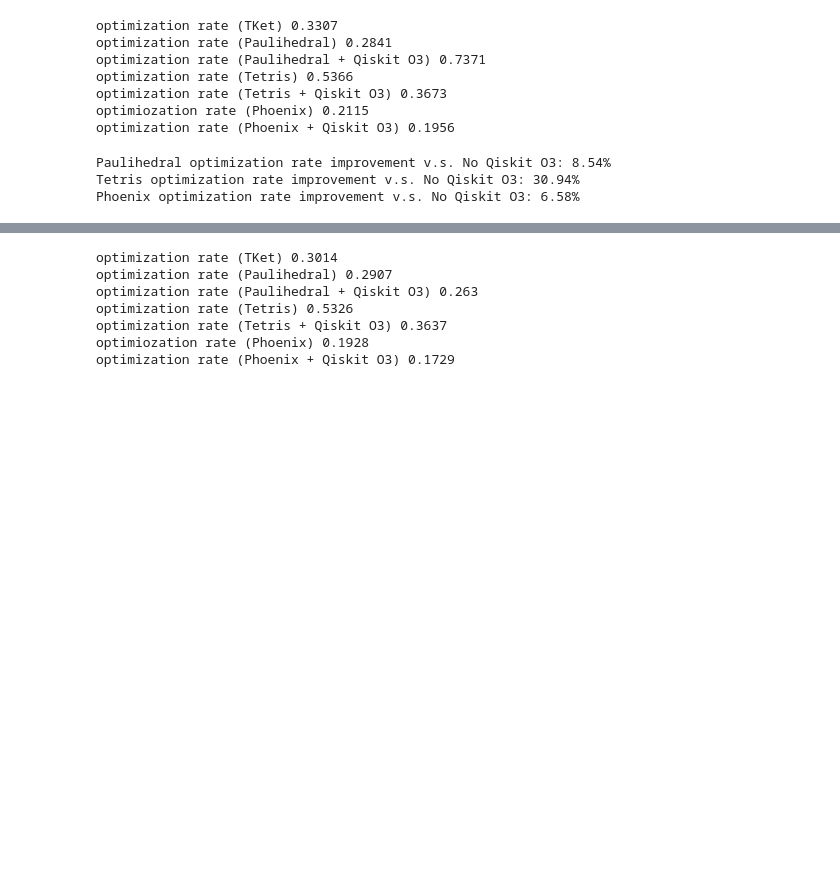
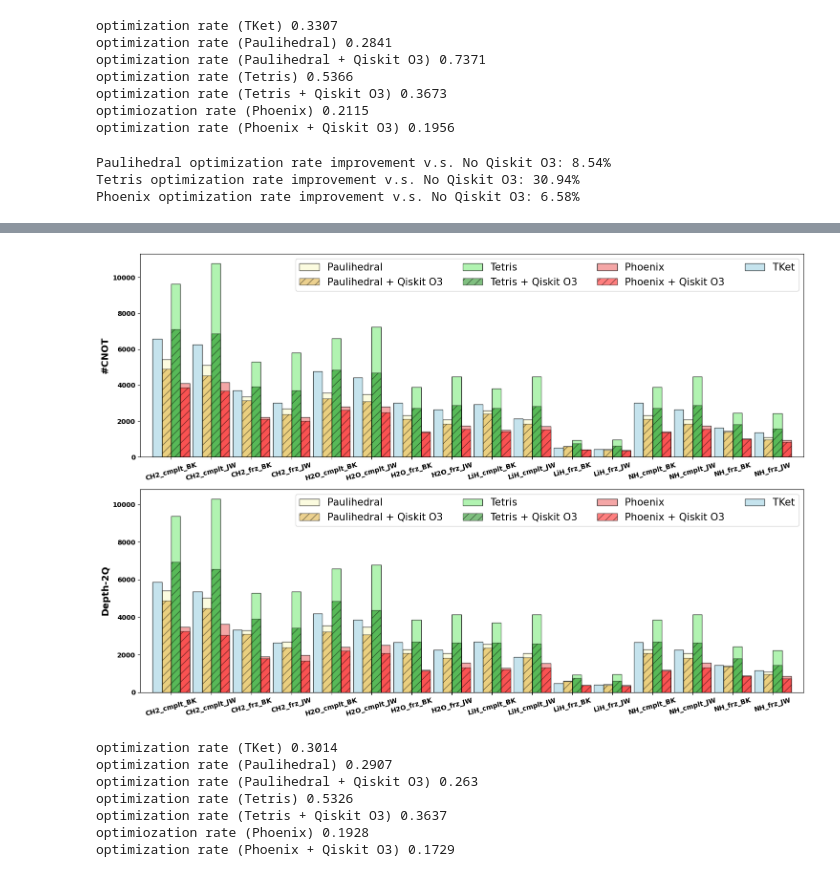
Before and after one commit to iqubit-org/phoenix, a Jupyter notebook: experiments/evaluation_uccsd.ipynb, the cells around one changed output, grey strips where cells are left out. Cells and saved outputs as stored; diff of their text form; code cells hidden in the pictures; blank space fills up the shorter version.

```diff
--- a/experiments/evaluation_uccsd.ipynb
+++ b/experiments/evaluation_uccsd.ipynb
@@ -117,3 +119,59 @@ plt.show()
+# %%
+# 画在同一张图
+plt.figure(figsize=(15, 10))
+
+
+
+# num_2q_gates
+plt.subplot(2, 1, 1)
+width = 0.23
+plt.bar(np.arange(num_programs) - width * 0.5, result_paulihedral['num_2q_gates(all2all)'], width=width, label='Paulihedral', edgecolor='black', color='lightgoldenrodyellow', alpha=0.7)
+plt.bar(np.arange(num_programs) - width * 0.5, result_paulihedral['num_2q_gates(all2all_opt)'], width=width, label='Paulihedral + Qiskit O3', edgecolor='black', color='goldenrod', alpha=0.5, hatch='//')
+
+plt.bar(np.arange(num_programs) + width * 0.5, result_tetris['num_2q_gates(all2all)'], width=width, label='Tetris', edgecolor='black', color='lightgreen', alpha=0.7)
+plt.bar(np.arange(num_programs) + width * 0.5, result_tetris['num_2q_gates(all2all_opt)'], width=width, label='Tetris + Qiskit O3', edgecolor='black', color='green', alpha=0.5, hatch='//')
+
+plt.bar(np.arange(num_programs) + width * 1.5, result_phoenix['num_2q_gates(all2all)'], width=width, label='Phoenix', edgecolor='black', color='lightcoral', alpha=0.7)
+plt.bar(np.arange(num_programs) + width * 1.5, result_phoenix['num_2q_gates(all2all_opt)'], width=width, label='Phoenix + Qiskit O3', edgecolor='black', color='red', alpha=0.5, hatch='//')
+
+plt.bar(np.arange(num_programs) - width * 1.5, result_tket['num_2q_gates(all2all)'], width=width, label='TKet', edgecolor='black', color='lightblue', alpha=0.7)
+
+plt.xticks(np.arange(num_programs), programs, rotation=15, fontweight='bold')
+# plt.xticks([])
+plt.xlim(width - 1, num_programs - width)
+plt.ylabel('#CNOT', fontsize=14, fontweight='bold')
+plt.yticks(fontweight='bold')
+plt.legend(fontsize=15, loc='upper right', ncol=4)
+# plt.title('Logical-level synthesis (All2all topology)', fontsize=16, fontweight='bold')
+
+
+# depth_2q
+plt.subplot(2, 1, 2)
+width = 0.23
+plt.bar(np.arange(num_programs) - width * 0.5, result_paulihedral['depth_2q(all2all)'], width=width, label='Paulihedral', edgecolor='black', color='lightgoldenrodyellow', alpha=0.7)
+plt.bar(np.arange(num_programs) - width * 0.5, result_paulihedral['depth_2q(all2all_opt)'], width=width, label='Paulihedral + Qiskit O3', edgecolor='black', color='goldenrod', alpha=0.5, hatch='//')
+
+plt.bar(np.arange(num_programs) + width * 0.5, result_tetris['depth_2q(all2all)'], width=width, label='Tetris', edgecolor='black', color='lightgreen', alpha=0.7)
+plt.bar(np.arange(num_programs) + width * 0.5, result_tetris['depth_2q(all2all_opt)'], width=width, label='Tetris + Qiskit O3', edgecolor='black', color='green', alpha=0.5, hatch='//')
+
+plt.bar(np.arange(num_programs) + width * 1.5, result_phoenix['depth_2q(all2all)'], width=width, label='Phoenix', edgecolor='black', color='lightcoral', alpha=0.7)
+plt.bar(np.arange(num_programs) + width * 1.5, result_phoenix['depth_2q(all2all_opt)'], width=width, label='Phoenix + Qiskit O3', edgecolor='black', color='red', alpha=0.5, hatch='//')
+
+plt.bar(np.arange(num_programs) - width * 1.5, result_tket['depth_2q(all2all)'], width=width, label='TKet', edgecolor='black', color='lightblue', alpha=0.7)
+
+plt.xticks(np.arange(num_programs), programs, rotation=15, fontweight='bold')
+plt.xlim(width - 1, num_programs - width)
+plt.ylabel('Depth-2Q', fontsize=14, fontweight='bold')
+plt.yticks(fontweight='bold')
+plt.legend(fontsize=15, loc='upper right', ncol=4)
+
+
+
+plt.tight_layout()
+# plt.savefig('./figures/all2all.pdf')
+plt.show()
+# %% [output]
+[figure, added]
 # %%
 print('optimization rate (TKet)', gmean(result_tket['depth_2q(all2all)'] / result_tket['depth_2q']).round(4))
 print('optimization rate (Paulihedral)', gmean(result_paulihedral['depth_2q(all2all)'] / result_paulihedral['depth_2q']).round(4))
```
Also changed, not shown: parts of 10 cells of this notebook, 40 other files.
